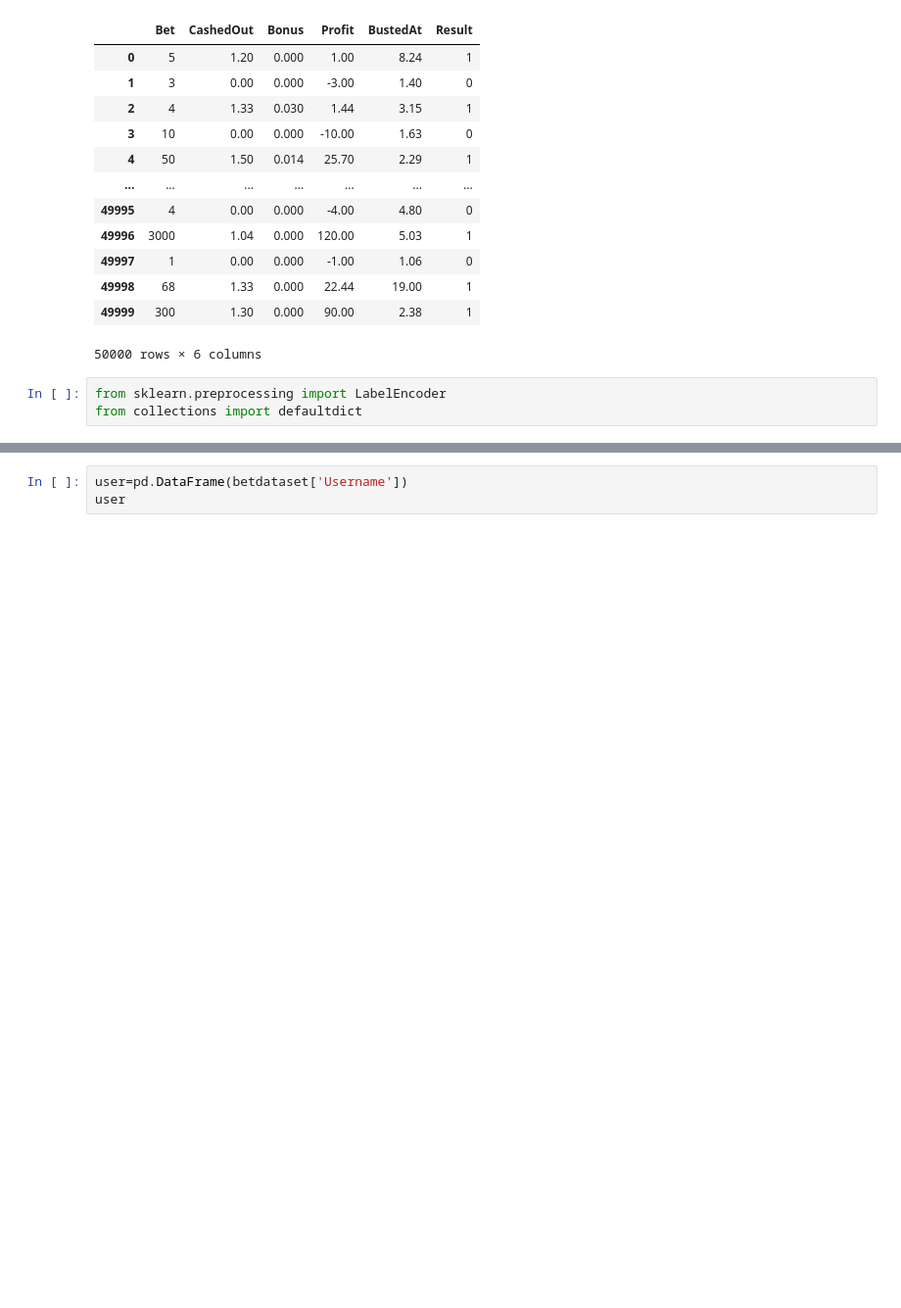
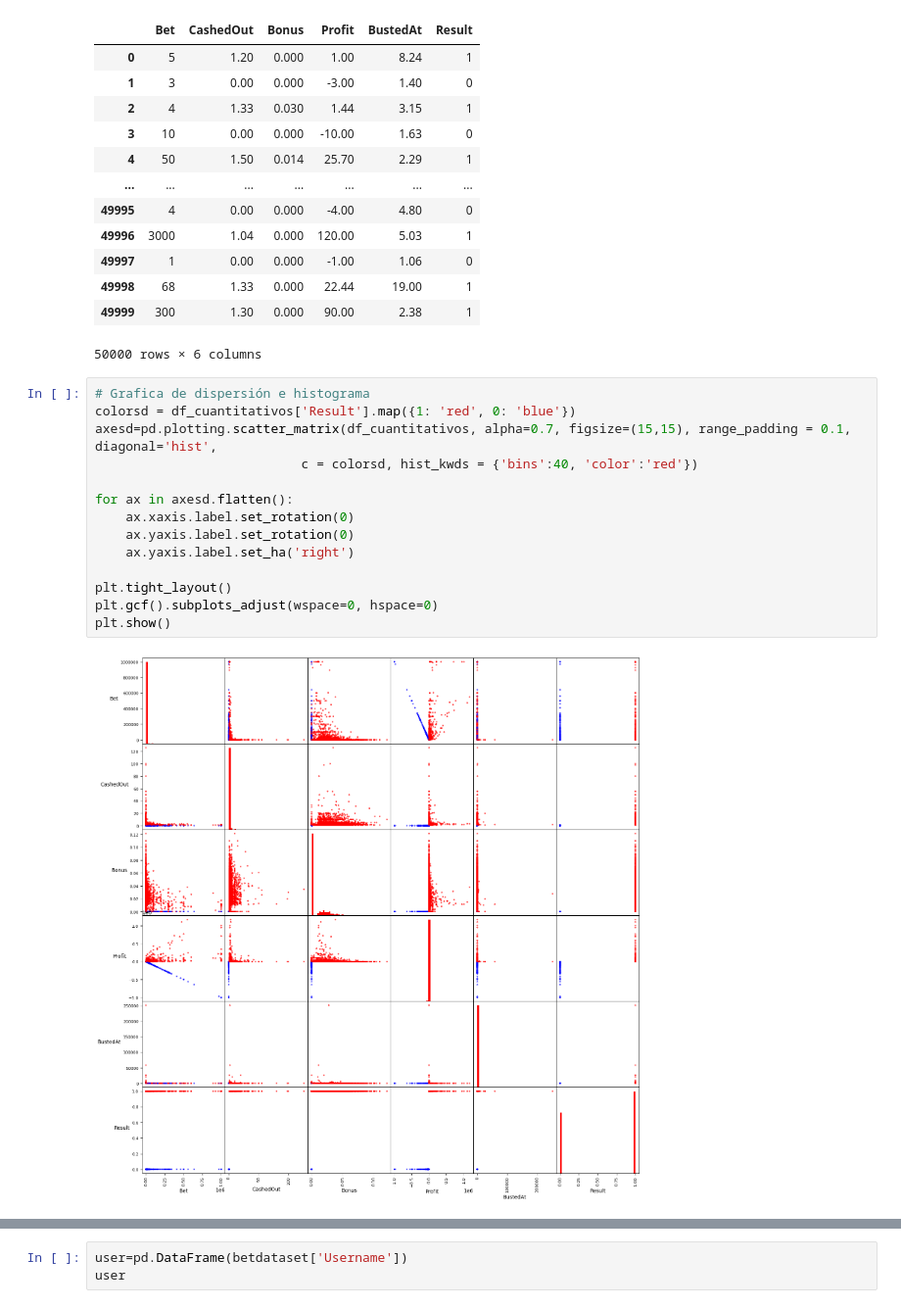
Before and after one commit to AndresEspinal/bustabit, a Jupyter notebook: notebooks/analisis_expl.ipynb, the cells around one changed output, grey strips where cells are left out. Shown at 98% size. Cells and saved outputs as stored; diff of their text form; blank space fills up the shorter version.

```diff
--- a/notebooks/analisis_expl.ipynb
+++ b/notebooks/analisis_expl.ipynb
@@ -437,6 +440,19 @@ df_cuantitativos
 | 49998 | 68 | 1.33 | 0.000 | 22.44 | 19.00 | 1 |
 | 49999 | 300 | 1.30 | 0.000 | 90.00 | 2.38 | 1 |
 50000 rows × 6 columns
-# %%
-from sklearn.preprocessing import LabelEncoder
-from collections import defaultdict
+# %%
+# Grafica de dispersión e histograma
+colorsd = df_cuantitativos['Result'].map({1: 'red', 0: 'blue'})
+axesd=pd.plotting.scatter_matrix(df_cuantitativos, alpha=0.7, figsize=(15,15), range_padding = 0.1, diagonal='hist',
+                           c = colorsd, hist_kwds = {'bins':40, 'color':'red'})
+
+for ax in axesd.flatten():
+    ax.xaxis.label.set_rotation(0)
+    ax.yaxis.label.set_rotation(0)
+    ax.yaxis.label.set_ha('right')
+
+plt.tight_layout()
+plt.gcf().subplots_adjust(wspace=0, hspace=0)
+plt.show()
+# %% [output]
+[figure, added]
```
Also changed, not shown: parts of 26 cells of this notebook, 4 other files.
